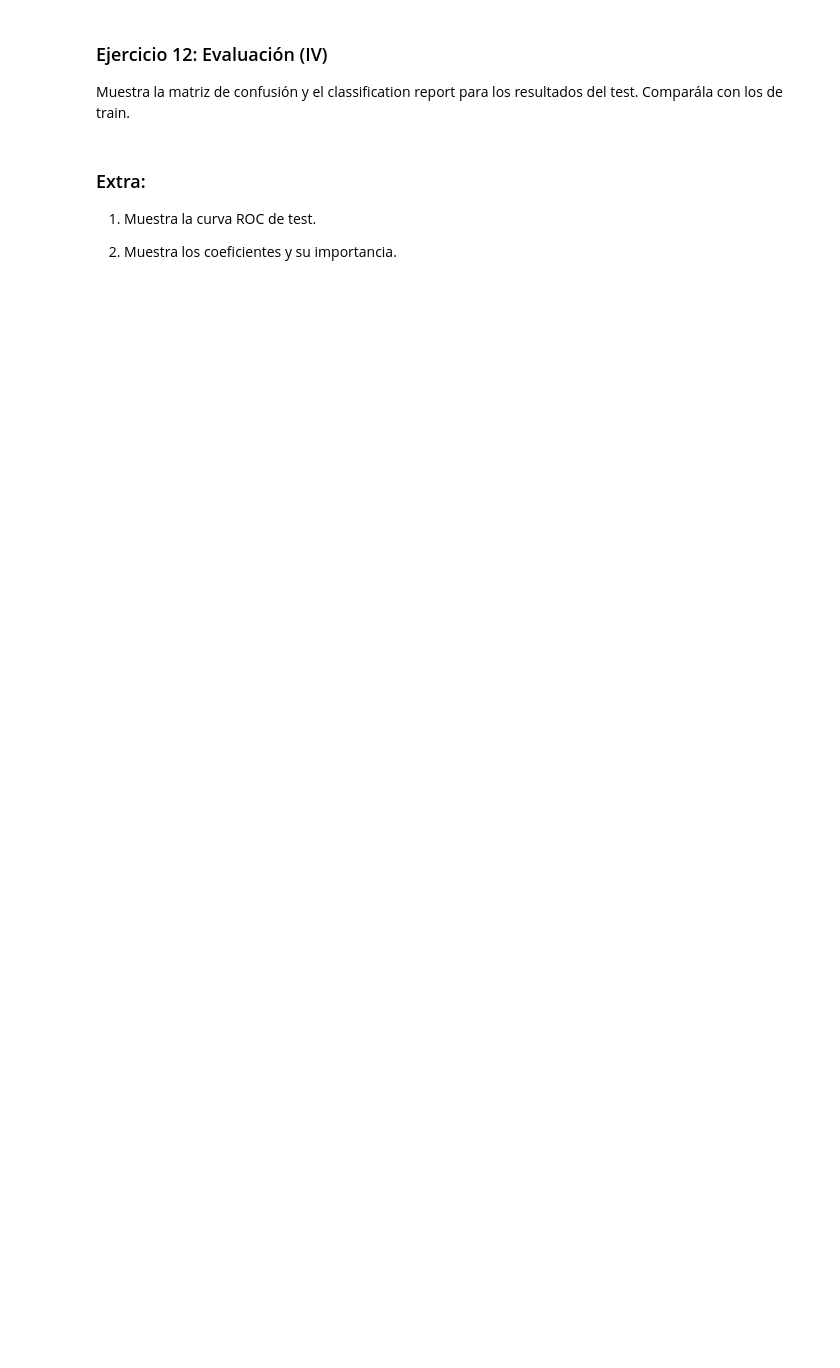
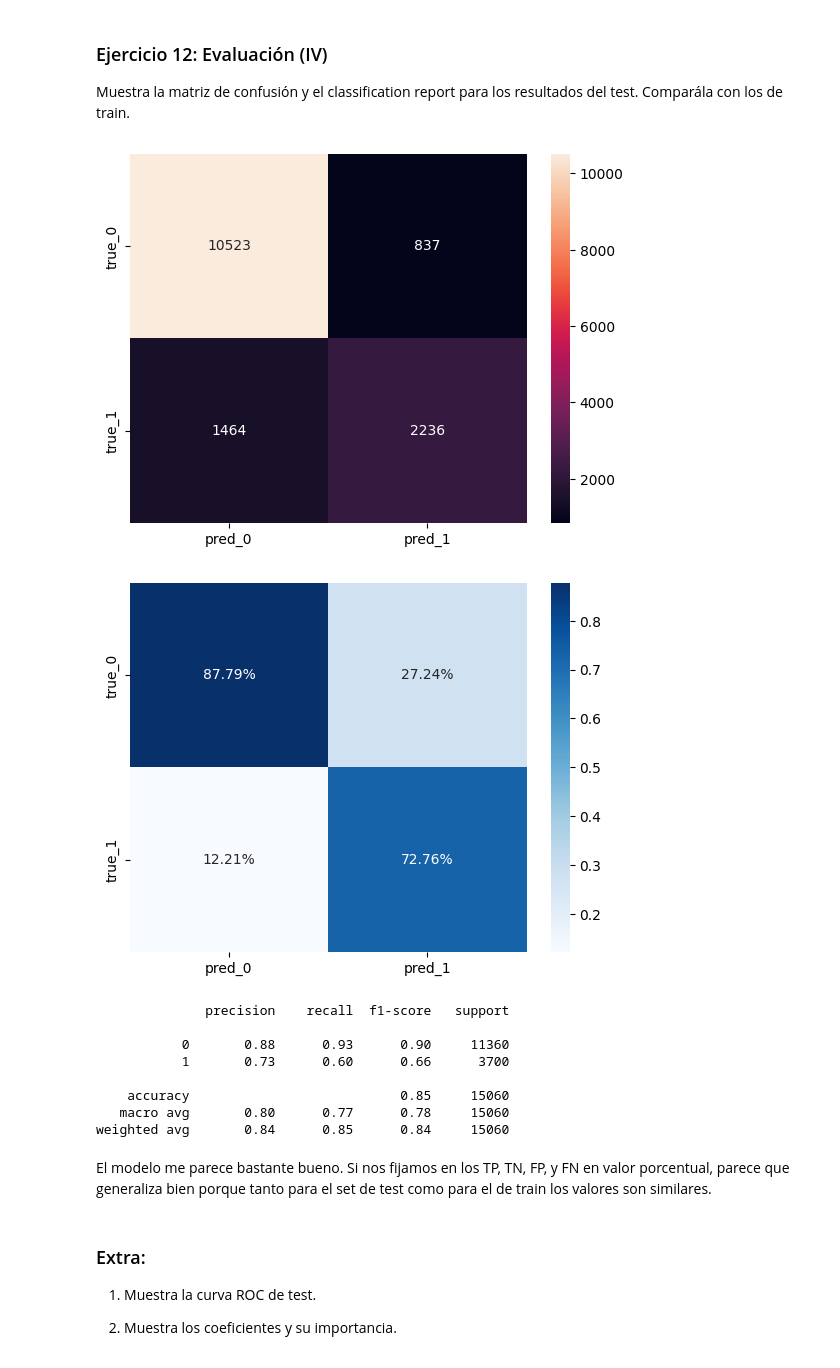
Before and after one commit to elecomexp/ONLINE_DS_THEBRIDGE_2024, a Jupyter notebook: 05_Machine_Learning/S12_Supervisados_I/U02_Clasificacion_RegLogística/Ejercicios_Workout/13_Ejercicios_Practica_RL_Binaria.ipynb, the cells around one changed output. Drawn from its saved outputs; the diff is of its cells as text; code cells hidden in the pictures; blank space fills up the shorter version.

```diff
--- a/05_Machine_Learning/S12_Supervisados_I/U02_Clasificacion_RegLogística/Ejercicios_Workout/13_Ejercicios_Practica_RL_Binaria.ipynb
+++ b/05_Machine_Learning/S12_Supervisados_I/U02_Clasificacion_RegLogística/Ejercicios_Workout/13_Ejercicios_Practica_RL_Binaria.ipynb
@@ -204,6 +479,37 @@ Muestra la matriz de confusión para los resultados de train, así como el clasi
 # %% [markdown]
 ### Ejercicio 12: Evaluación (IV)
 Muestra la matriz de confusión y el classification report para los resultados del test. Comparála con los de train.
+# %%
+# Matriz de confusión
+c_matrix = confusion_matrix(y_test, pred_test)
+c_matrix_df = pd.DataFrame(c_matrix, columns = ['pred_0', 'pred_1'],
+                          index = ['true_0', 'true_1'])
+
+# Dibujar con seaborn
+sns.heatmap(c_matrix_df, annot=True, fmt='g');
+plt.show()
+
+# Otra representación
+sns.heatmap(c_matrix_df/np.sum(c_matrix_df), annot=True,
+            fmt='.2%', cmap='Blues');
+plt.show()
+
+# Classification_report Es una métrica que nos va
+# a decir por clase su precisión y su recall.
+print(classification_report(y_test, pred_test))
+# %% [output]
+[figure, added]
+[figure, added]
+              precision    recall  f1-score   support
+
+           0       0.88      0.93      0.90     11360
+           1       0.73      0.60      0.66      3700
+
+    accuracy                           0.85     15060
+   macro avg       0.80      0.77      0.78     15060
+weighted avg       0.84      0.85      0.84     15060
+# %% [markdown]
+El modelo me parece bastante bueno. Si nos fijamos en los TP, TN, FP, y FN en valor porcentual, parece que generaliza bien porque tanto para el set de test como para el de train los valores son similares.
 # %% [markdown]
 ### Extra:
 
```
Also changed, not shown: parts of 28 cells of this notebook.
